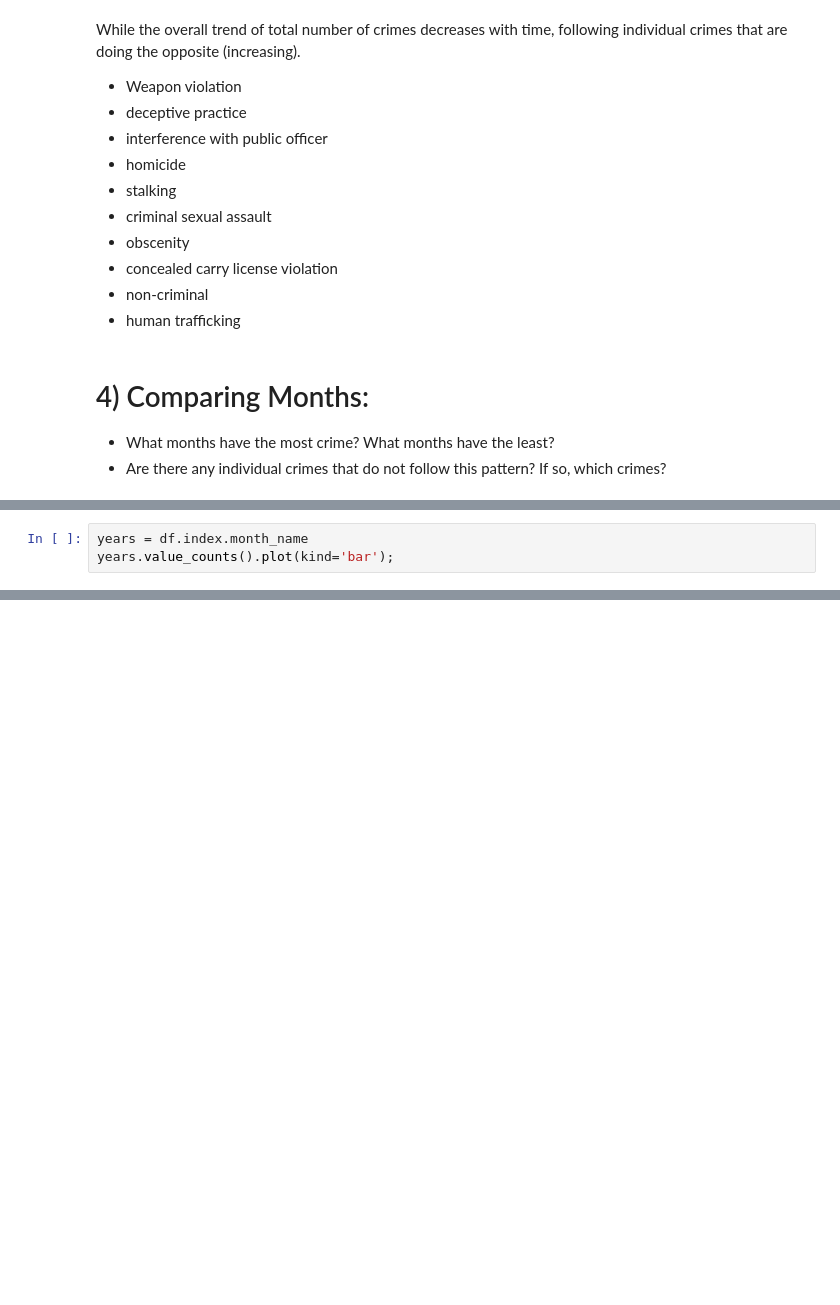
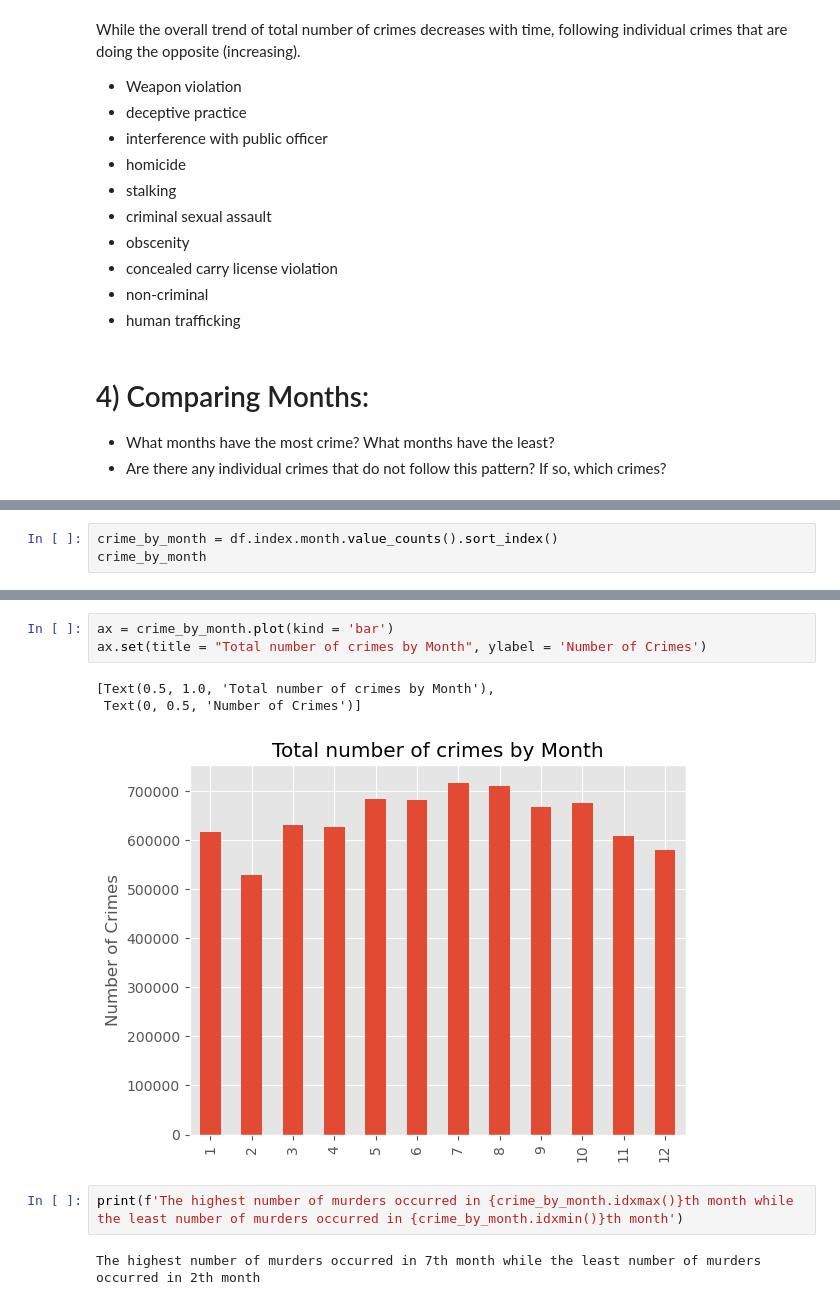
Before and after one commit to sheha919/Chicago_Crime_Analysis, a Jupyter notebook: Part1.ipynb, the cells around one changed output, grey strips where cells are left out. Drawn from its saved outputs; the diff is of its cells as text; blank space fills up the shorter version.

```diff
--- a/Part1.ipynb
+++ b/Part1.ipynb
@@ -316,4 +300,4 @@ df.index.month_name
 # %%
-years = df.index.month_name
-years.value_counts().plot(kind='bar');
+crime_by_month = df.index.month.value_counts().sort_index()
+crime_by_month
 # %% [output]
@@ -320,0 +317,11 @@ AttributeError: 'function' object has no attribute 'value_counts'
+# %%
+ax = crime_by_month.plot(kind = 'bar')
+ax.set(title = "Total number of crimes by Month", ylabel = 'Number of Crimes')
+# %% [output]
+[Text(0.5, 1.0, 'Total number of crimes by Month'),
+ Text(0, 0.5, 'Number of Crimes')]
+[figure, added]
+# %%
+print(f'The highest number of murders occurred in {crime_by_month.idxmax()}th month while the least number of murders occurred in {crime_by_month.idxmin()}th month')
+# %% [output]
+The highest number of murders occurred in 7th month while the least number of murders occurred in 2th month
```
Also changed, not shown: parts of 8 cells of this notebook.
